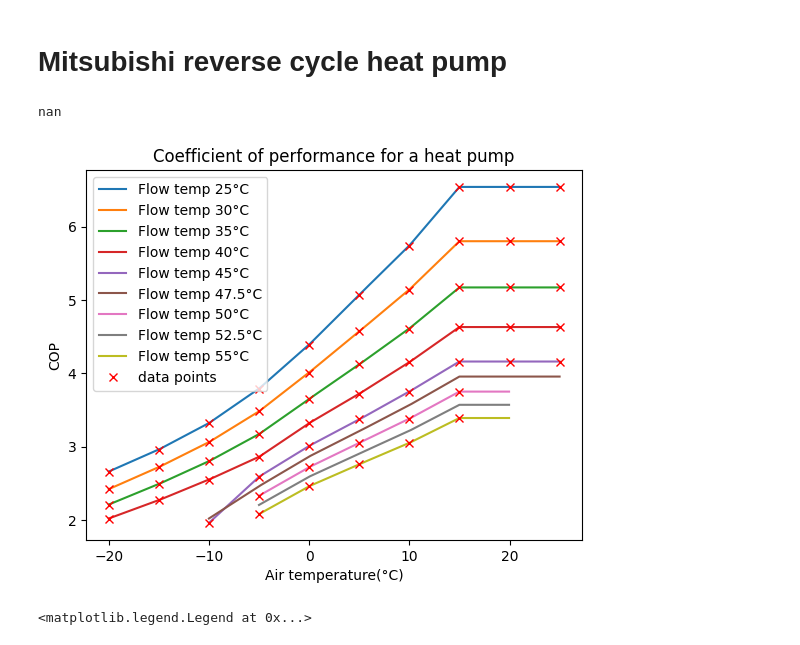
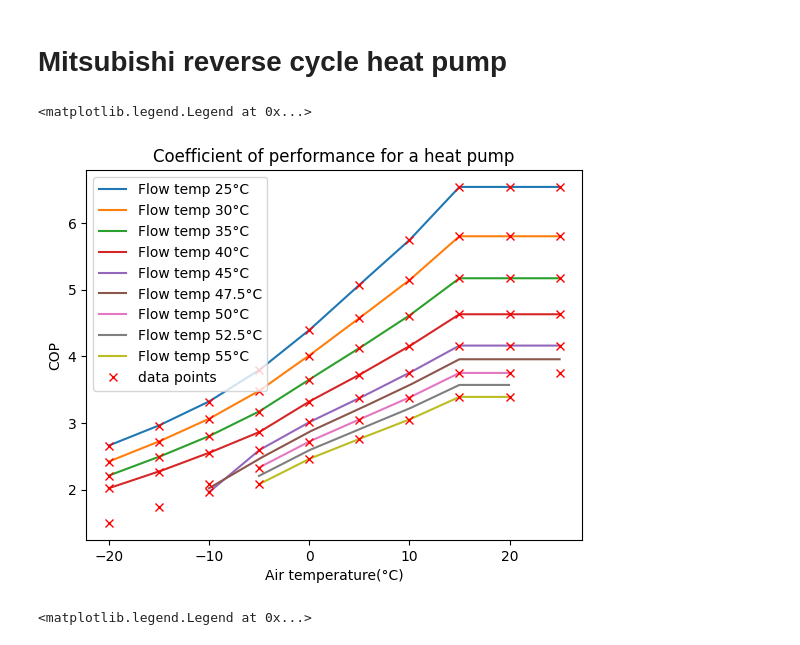
Before and after one commit to SNaylor12543/Variable_Output_Temperature_Heat_Pump, a Jupyter notebook: EAHV-M1500-YCL(-N).ipynb, the cells around one changed output. Cells and saved outputs as stored; diff of their text form; code cells hidden in the pictures.

```diff
--- a/EAHV-M1500-YCL(-N).ipynb
+++ b/EAHV-M1500-YCL(-N).ipynb
@@ -5,36 +5,37 @@ from Modules.Heating import Heat_Pump
 import matplotlib.pyplot as plt
 import Modules.Data as Data
 import numpy as np
 
 Heat_Pump = Heat_Pump("Data/Heat_Pump/EAHV-M1500-YCL(-N)/Heating_5C.csv")
 
 COP_interp = Heat_Pump.interp_init("COP")
 
 air_temp = np.linspace(-20, 25, 1000)
 hydronics_temp = [25, 30, 35, 40, 45, 47.5, 50, 52.5, 55]
 
 for flow_temp in hydronics_temp:
 
     COP = Heat_Pump.interp_call(flow_temp, air_temp, COP_interp)
 
     plt.plot(air_temp, COP, label = 'Flow temp ' + str(flow_temp) + '°C')
 
 # data points
 data_air_temp = Data.column_from_csv("Data/Heat_Pump/EAHV-M1500-YCL(-N)/Heating_5C.csv", "Air temperature(°C)")
 
 data_flow_temp = Data.column_from_csv("Data/Heat_Pump/EAHV-M1500-YCL(-N)/Heating_5C.csv", "Flow temperature(°C)")
 
-data_COP = Heat_Pump.interp_call(data_flow_temp, data_air_temp, COP_interp)
+data_COP = Data.column_from_csv("Data/Heat_Pump/EAHV-M1500-YCL(-N)/Heating_5C.csv", "COP")
+# data_COP = Heat_Pump.interp_call(data_flow_temp, data_air_temp, COP_interp)
 
 plt.plot(data_air_temp, data_COP, label="data points", marker='x', color='red', linestyle='None')
 
 plt.title('Coefficient of performance for a heat pump')
 plt.xlabel('Air temperature(°C)')
 plt.ylabel('COP')
 plt.legend()
 # %% [output]
-nan
+<matplotlib.legend.Legend at 0x...>
-[figure, old version]
+[figure, new version]
 # %%
 from Modules.Heating import HVAC
 import matplotlib.pyplot as plt
```
Also changed, not shown: parts of 1 cell of this notebook, 2 other files.
